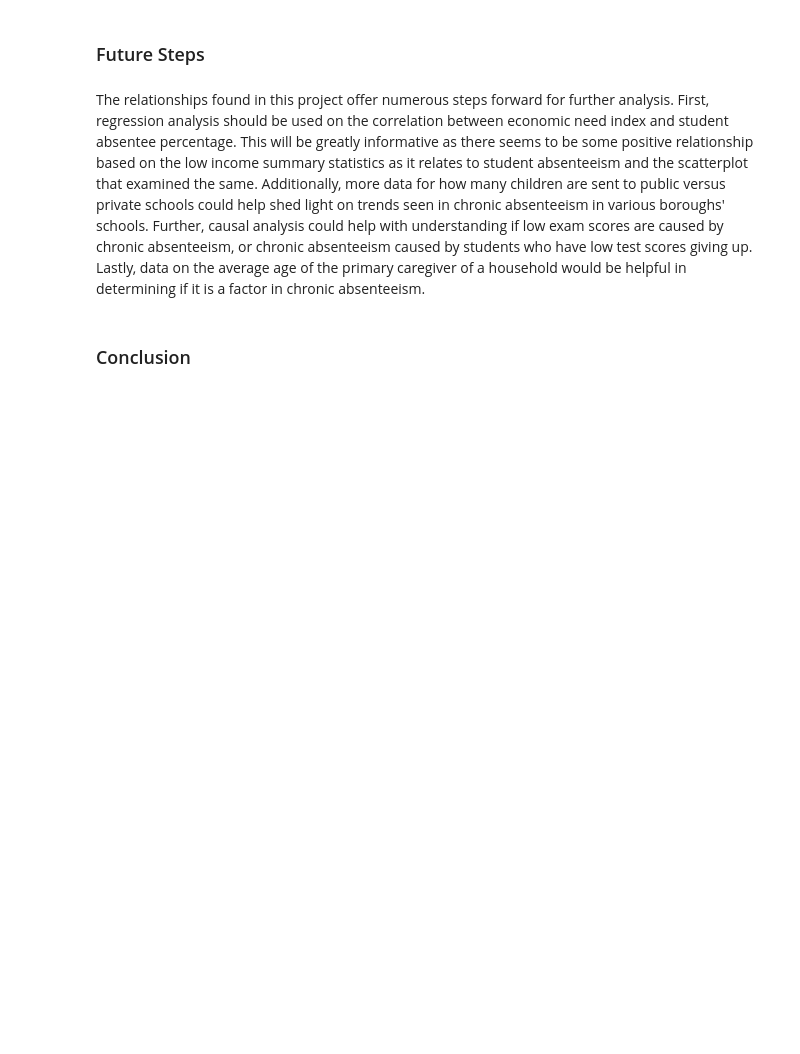
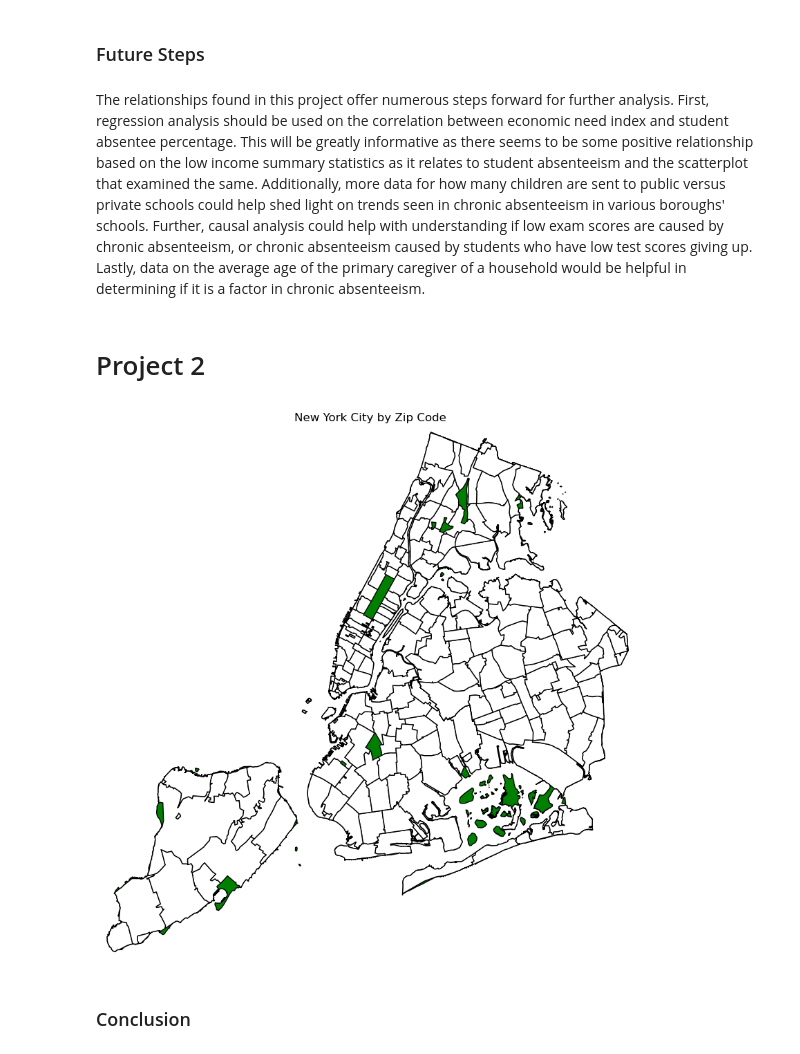
Before and after one commit to akreithen/ECO225-Project, a Jupyter notebook: Why are students absent?.ipynb, the cells around one changed output. Cells and saved outputs as stored; diff of their text form; code cells hidden in the pictures; blank space fills up the shorter version.

Commit message:
Added part of map of NYC w/ zip code and borough layered.

```diff
--- a/Why are students absent?.ipynb
+++ b/Why are students absent?.ipynb
@@ -288,6 +300,46 @@ This bar graph shows the percent of students chronically absent by different lev
 ### Future Steps
 # %% [markdown]
 The relationships found in this project offer numerous steps forward for further analysis. First, regression analysis should be used on the correlation between economic need index and student absentee percentage. This will be greatly informative as there seems to be some positive relationship based on the low income summary statistics as it relates to student absenteeism and the scatterplot that examined the same. Additionally, more data for how many children are sent to public versus private schools could help shed light on trends seen in chronic absenteeism in various boroughs' schools. Further, causal analysis could help with understanding if low exam scores are caused by chronic absenteeism, or chronic absenteeism caused by students who have low test scores giving up. Lastly, data on the average age of the primary caregiver of a household would be helpful in determining if it is a factor in chronic absenteeism.
+# %% [markdown]
+# Project 2
+# %%
+# Read in NYC Borough shape files
+nyc_boroughs_url = "https://data.cityofnewyork.us/api/geospatial/tqmj-j8zm?method=export&format=Shapefile"
+nyc_boroughs = gpd.read_file(nyc_boroughs_url)
+
+# Change name of borough namne column for ease
+nyc_boroughs = nyc_boroughs.rename(columns={'boro_name': 'BoroName'})
+
+# Plot New York City Map
+fig, ax = plt.subplots(figsize=(10, 10), facecolor='white')
+nyc_boroughs.plot(ax=ax, edgecolor="black", facecolor='green') #facecolor green because its the areas that have no addresses/zip codes - parks
+
+# Read in Zip Codes
+zip_df = gpd.read_file("https://www2.census.gov/geo/tiger/GENZ2018/shp/cb_2018_us_zcta510_500k.zip")
+
+#make sure we're overlaying on same CRS
+zip_df = zip_df.to_crs(nyc_boroughs.crs)
+
+# Filter to include only NYC zip codes
+nyc_zip_codes = gpd.overlay(zip_df, nyc_boroughs, how='intersection')
+
+# Plot ZIP Codes
+nyc_zip_codes.plot(ax=ax, edgecolor='black', facecolor = 'white')
+
+# Set the coordinates to show NYC
+ax.set_xlim([-74.26, -73.69])  #Longitude
+ax.set_ylim([40.49, 40.92])    #Latitude
+
+#remove Axes
+plt.axis("off")
+
+#Adjust plot labels
+plt.title("New York City by Zip Code")
+plt.show()
+
+#choose data to incorporate into map - make sure green areas are all actually parks or maybe just put them as black because they have no zip code
+# %% [output]
+[figure, added]
 # %% [markdown]
 ### Conclusion
 # %% [markdown]
```
Also changed, not shown: parts of 8 cells of this notebook.
